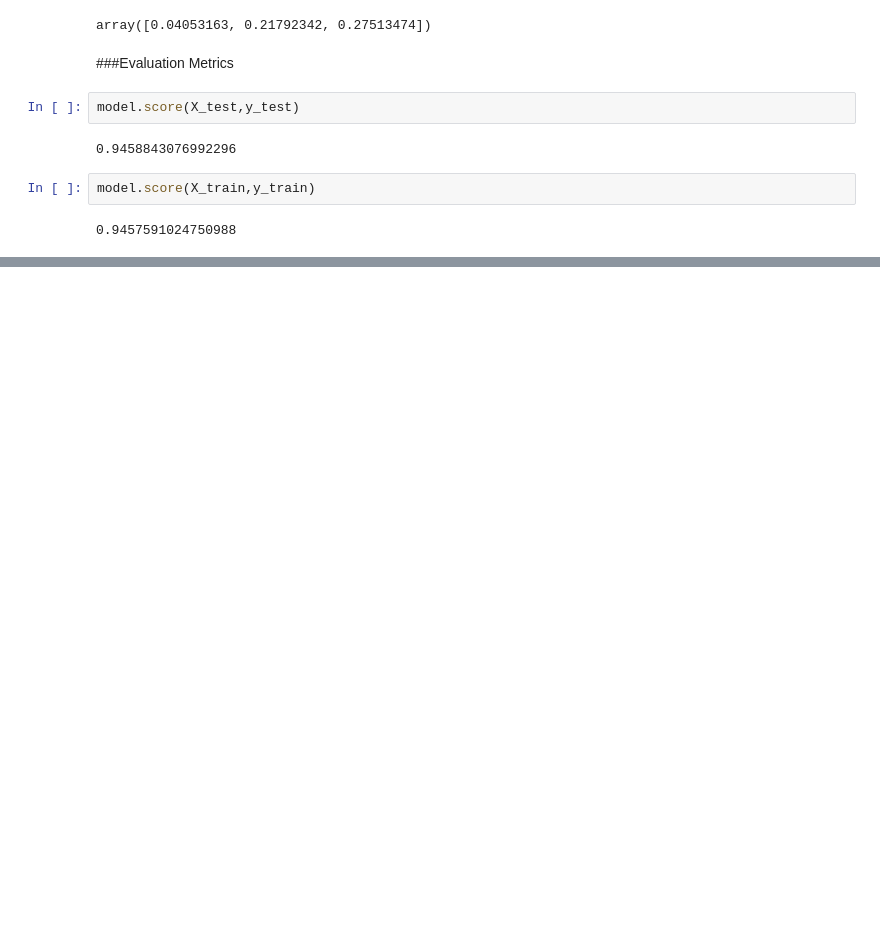
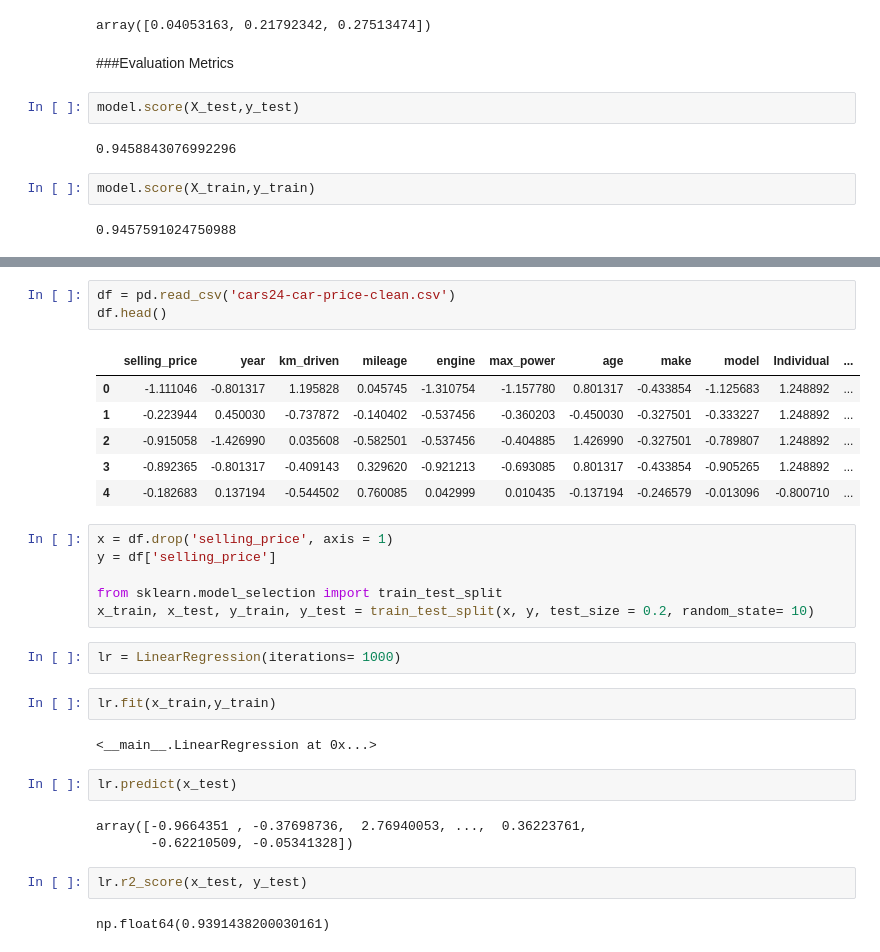
Before and after one commit to sr606/Machine-Learning_Practices, a Jupyter notebook: Linear_Regression_1_Notebook.ipynb, the cells around one changed output, grey strips where cells are left out. Saved outputs shown, nothing was run; the diff lists cells and outputs as text; blank space fills up the shorter version.

```diff
--- a/Linear_Regression_1_Notebook.ipynb
+++ b/Linear_Regression_1_Notebook.ipynb
@@ -255,0 +471,31 @@ model.score(X_train,y_train)
+# %%
+df = pd.read_csv('cars24-car-price-clean.csv')
+df.head()
+# %% [output]
+|  | selling_price | year | km_driven | mileage | engine | max_power | age | make | model | Individual | ... |
+| 0 | -1.111046 | -0.801317 | 1.195828 | 0.045745 | -1.310754 | -1.157780 | 0.801317 | -0.433854 | -1.125683 | 1.248892 | ... |
+| 1 | -0.223944 | 0.450030 | -0.737872 | -0.140402 | -0.537456 | -0.360203 | -0.450030 | -0.327501 | -0.333227 | 1.248892 | ... |
+| 2 | -0.915058 | -1.426990 | 0.035608 | -0.582501 | -0.537456 | -0.404885 | 1.426990 | -0.327501 | -0.789807 | 1.248892 | ... |
+| 3 | -0.892365 | -0.801317 | -0.409143 | 0.329620 | -0.921213 | -0.693085 | 0.801317 | -0.433854 | -0.905265 | 1.248892 | ... |
+| 4 | -0.182683 | 0.137194 | -0.544502 | 0.760085 | 0.042999 | 0.010435 | -0.137194 | -0.246579 | -0.013096 | -0.800710 | ... |
+# %%
+x = df.drop('selling_price', axis = 1)
+y = df['selling_price']
+
+from sklearn.model_selection import train_test_split
+x_train, x_test, y_train, y_test = train_test_split(x, y, test_size = 0.2, random_state= 10)
+# %%
+lr = LinearRegression(iterations= 1000)
+# %%
+lr.fit(x_train,y_train)
+# %% [output]
+<__main__.LinearRegression at 0x...>
+# %%
+lr.predict(x_test)
+# %% [output]
+array([-0.9664351 , -0.37698736,  2.76940053, ...,  0.36223761,
+       -0.62210509, -0.05341328])
+# %%
+lr.r2_score(x_test, y_test)
+# %% [output]
+np.float64(0.9391438200030161)
```
Also changed, not shown: parts of 18 cells of this notebook.
